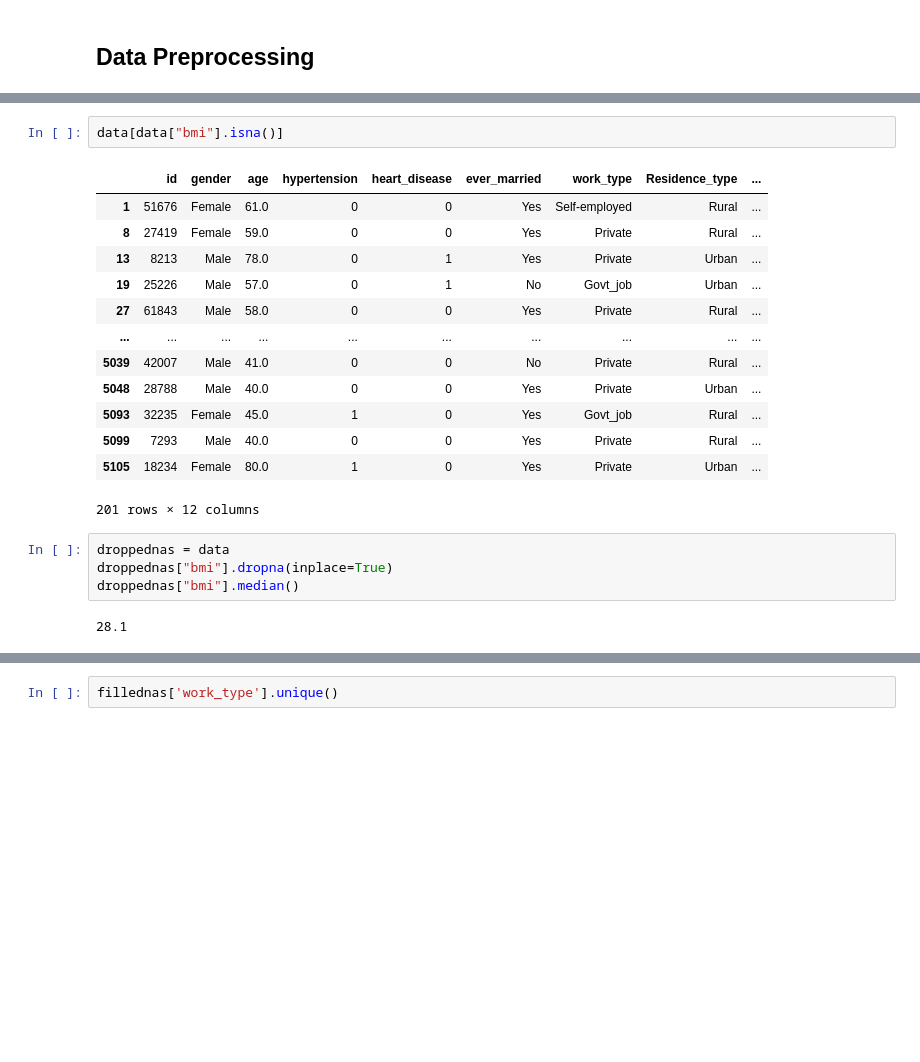
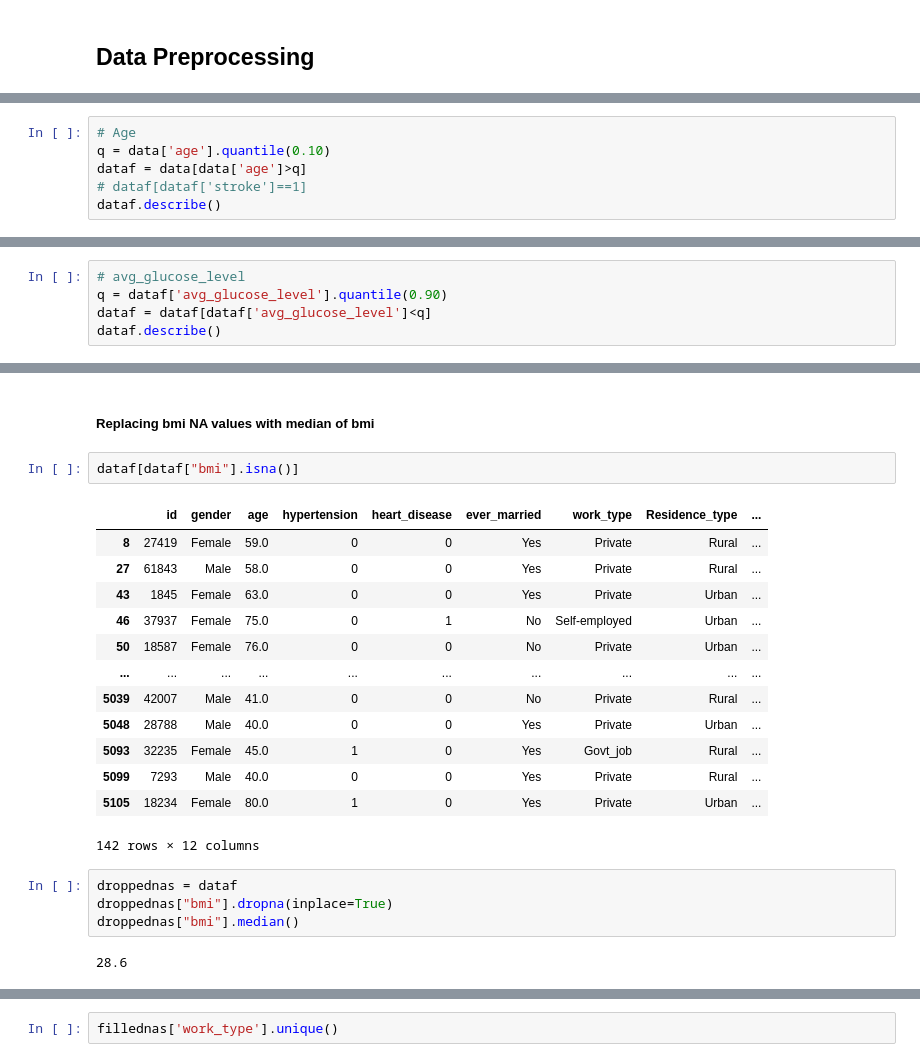
Before and after one commit to Flxp49/ds-stroke-analysis, a Jupyter notebook: notebook.ipynb, the cells around one changed output, grey strips where cells are left out. Drawn from its saved outputs; the diff is of its cells as text; blank space fills up the shorter version.

```diff
--- a/notebook.ipynb
+++ b/notebook.ipynb
@@ -219,0 +216,6 @@ a = sns.displot(data=data, x="avg_glucose_level", kind="kde", hue="stroke")
+# %%
+# Age
+q = data['age'].quantile(0.10)
+dataf = data[data['age']>q]
+# dataf[dataf['stroke']==1]
+dataf.describe()
@@ -219,0 +232,5 @@ a = sns.displot(data=data, x="avg_glucose_level", kind="kde", hue="stroke")
+# %%
+# avg_glucose_level
+q = dataf['avg_glucose_level'].quantile(0.90)
+dataf = dataf[dataf['avg_glucose_level']<q]
+dataf.describe()
@@ -220,23 +247,25 @@ a = sns.displot(data=data, x="avg_glucose_level", kind="kde", hue="stroke")
+# %% [markdown]
+##### Replacing bmi NA values with median of bmi
 # %%
-data[data["bmi"].isna()]
+dataf[dataf["bmi"].isna()]
 # %% [output]
 |  | id | gender | age | hypertension | heart_disease | ever_married | work_type | Residence_type | ... |
-| 1 | 51676 | Female | 61.0 | 0 | 0 | Yes | Self-employed | Rural | ... |
 | 8 | 27419 | Female | 59.0 | 0 | 0 | Yes | Private | Rural | ... |
-| 13 | 8213 | Male | 78.0 | 0 | 1 | Yes | Private | Urban | ... |
-| 19 | 25226 | Male | 57.0 | 0 | 1 | No | Govt_job | Urban | ... |
 | 27 | 61843 | Male | 58.0 | 0 | 0 | Yes | Private | Rural | ... |
+| 43 | 1845 | Female | 63.0 | 0 | 0 | Yes | Private | Urban | ... |
+| 46 | 37937 | Female | 75.0 | 0 | 1 | No | Self-employed | Urban | ... |
+| 50 | 18587 | Female | 76.0 | 0 | 0 | No | Private | Urban | ... |
 | ... | ... | ... | ... | ... | ... | ... | ... | ... | ... |
 | 5039 | 42007 | Male | 41.0 | 0 | 0 | No | Private | Rural | ... |
 | 5048 | 28788 | Male | 40.0 | 0 | 0 | Yes | Private | Urban | ... |
 | 5093 | 32235 | Female | 45.0 | 1 | 0 | Yes | Govt_job | Rural | ... |
 | 5099 | 7293 | Male | 40.0 | 0 | 0 | Yes | Private | Rural | ... |
 | 5105 | 18234 | Female | 80.0 | 1 | 0 | Yes | Private | Urban | ... |
-201 rows × 12 columns
+142 rows × 12 columns
 # %%
-droppednas = data
+droppednas = dataf
 droppednas["bmi"].dropna(inplace=True)
 droppednas["bmi"].median()
 # %% [output]
-28.1
+28.6
 # %%
```
Also changed, not shown: parts of 25 cells of this notebook.
